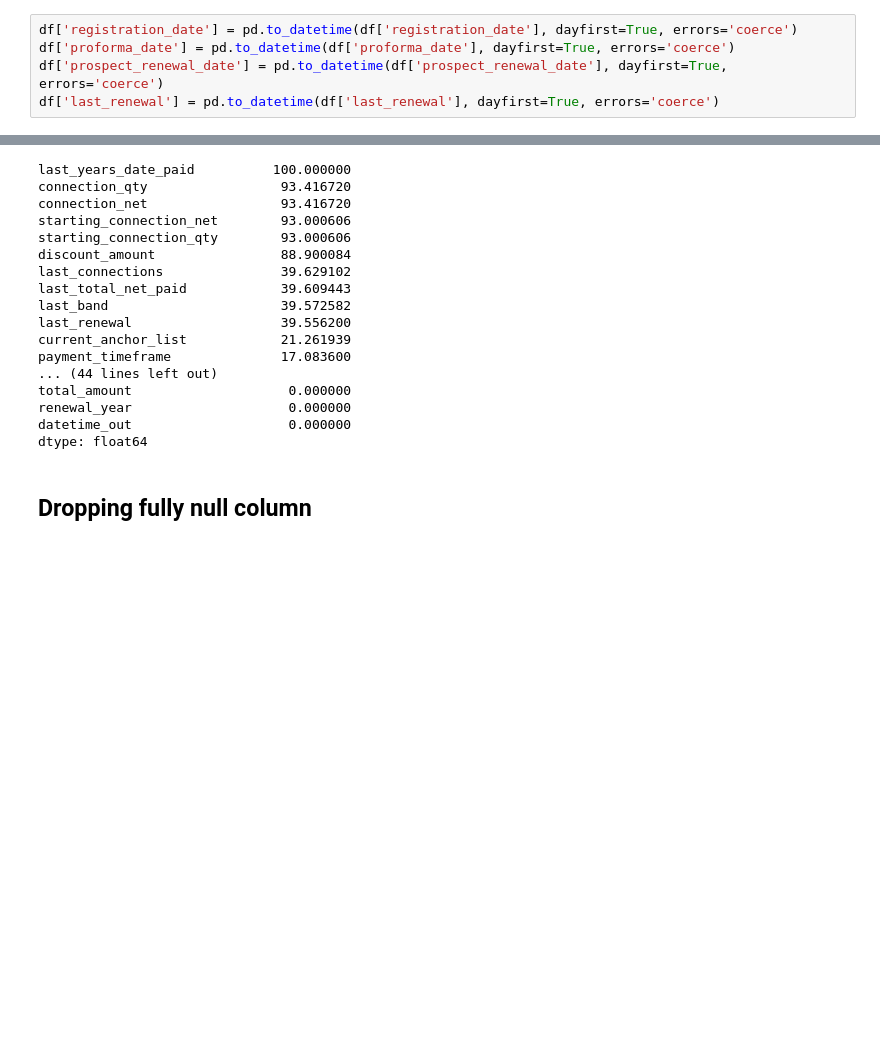
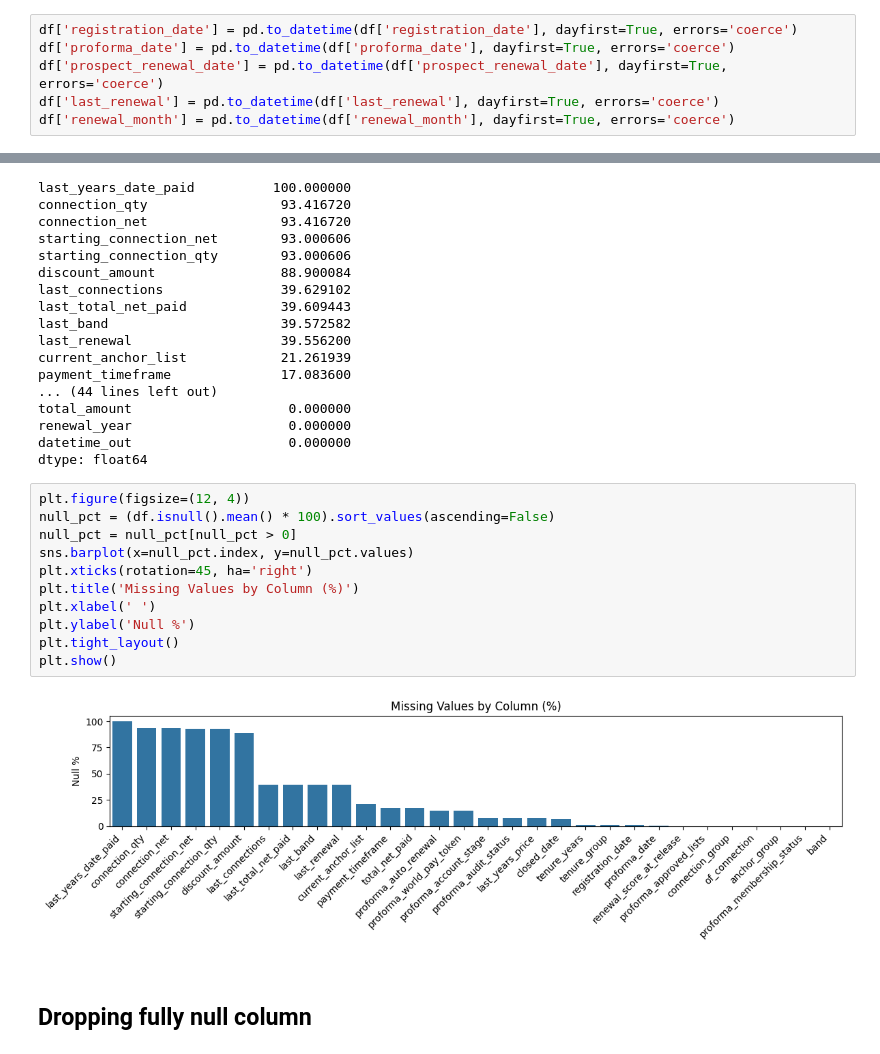
Before and after one commit to Slegendz/churn-prediction-project, a Jupyter notebook: notebooks/01_eda/billings_eda.ipynb, the cells around one changed output, grey strips where cells are left out. Saved outputs shown, nothing was run; the diff lists cells and outputs as text; blank space fills up the shorter version.

```diff
--- a/notebooks/01_eda/billings_eda.ipynb
+++ b/notebooks/01_eda/billings_eda.ipynb
@@ -93,6 +105,7 @@ df['registration_date'] = pd.to_datetime(df['registration_date'], dayfirst=True,
 df['proforma_date'] = pd.to_datetime(df['proforma_date'], dayfirst=True, errors='coerce')
 df['prospect_renewal_date'] = pd.to_datetime(df['prospect_renewal_date'], dayfirst=True, errors='coerce')
 df['last_renewal'] = pd.to_datetime(df['last_renewal'], dayfirst=True, errors='coerce')
+df['renewal_month'] = pd.to_datetime(df['renewal_month'], dayfirst=True, errors='coerce')
 # %% [markdown]
 ## Checking null values
 # %%
@@ -115,6 +128,19 @@ total_amount                    0.000000
 renewal_year                    0.000000
 datetime_out                    0.000000
 dtype: float64
+# %%
+plt.figure(figsize=(12, 4))
+null_pct = (df.isnull().mean() * 100).sort_values(ascending=False)
+null_pct = null_pct[null_pct > 0]
+sns.barplot(x=null_pct.index, y=null_pct.values)
+plt.xticks(rotation=45, ha='right')
+plt.title('Missing Values by Column (%)')
+plt.xlabel(' ')
+plt.ylabel('Null %')
+plt.tight_layout()
+plt.show()
+# %% [output]
+[figure, added]
 # %% [markdown]
 ## Dropping fully null column
 # %%
```
Also changed, not shown: parts of 14 cells of this notebook.
